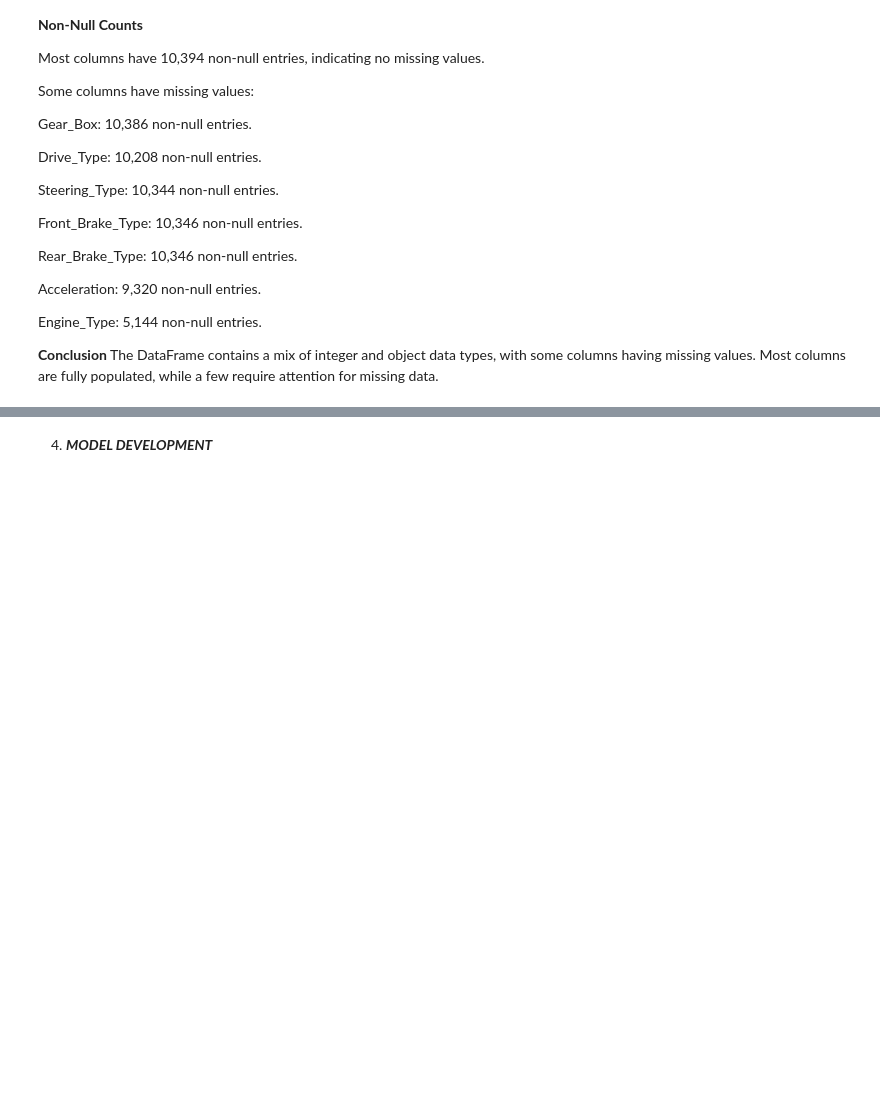
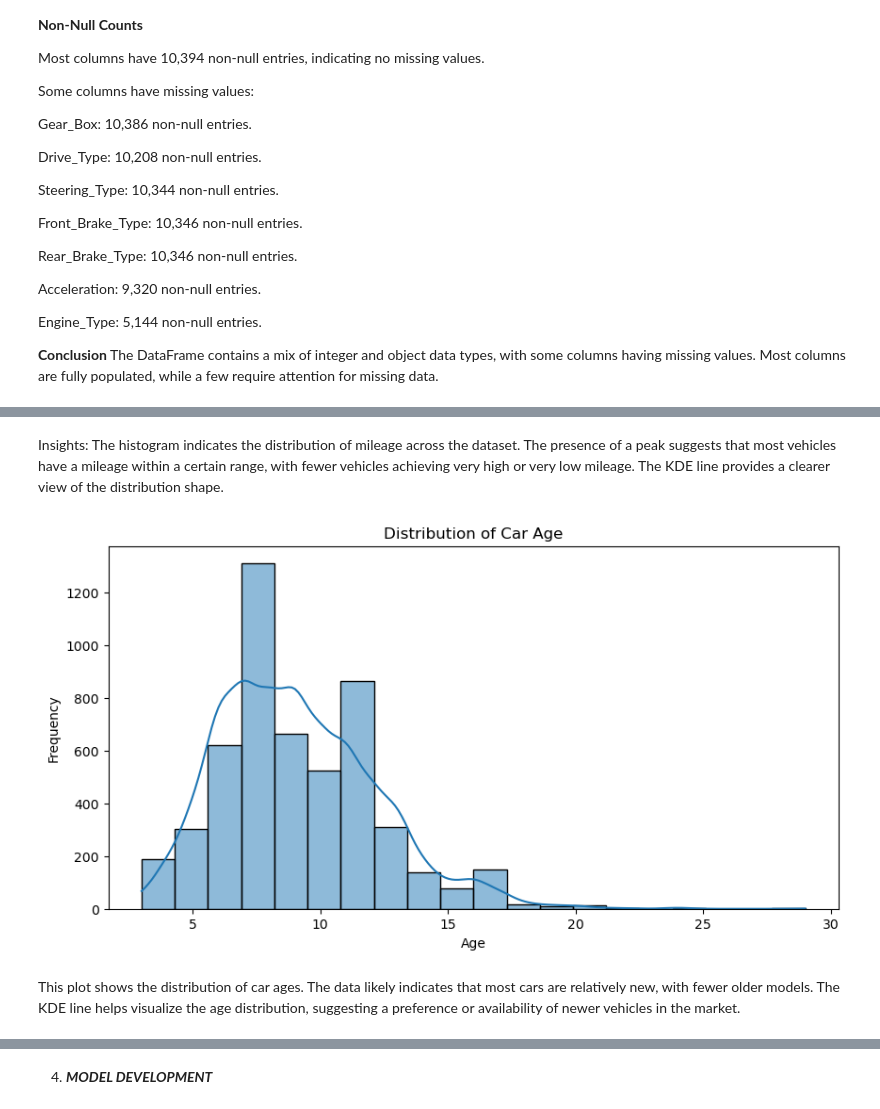
Before and after one commit to FaithMUTIS/Group-2-phase-5-project, a Jupyter notebook: Pamela.ipynb, the cells around one changed output, grey strips where cells are left out. Cells and saved outputs as stored; diff of their text form; code cells hidden in the pictures; blank space fills up the shorter version.

Commit message:
Finalizing Modelling

```diff
--- a/Pamela.ipynb
+++ b/Pamela.ipynb
@@ -161,0 +284,15 @@ The DataFrame contains a mix of integer and object data types, with some columns
+# %% [markdown]
+Insights: The histogram indicates the distribution of mileage across the dataset. The presence of a peak suggests that most vehicles have a mileage within a certain range, with fewer vehicles achieving very high or very low mileage. The KDE line provides a clearer view of the distribution shape.
+# %%
+
+# Age distribution
+plt.figure(figsize=(10, 5))
+sns.histplot(Data['Car_Age'], kde=True, bins=20)
+plt.title('Distribution of Car Age')
+plt.xlabel('Age')
+plt.ylabel('Frequency')
+plt.show()
+# %% [output]
+[figure, added]
+# %% [markdown]
+This plot shows the distribution of car ages. The data likely indicates that most cars are relatively new, with fewer older models. The KDE line helps visualize the age distribution, suggesting a preference or availability of newer vehicles in the market.
```
Also changed, not shown: parts of 145 cells of this notebook.
